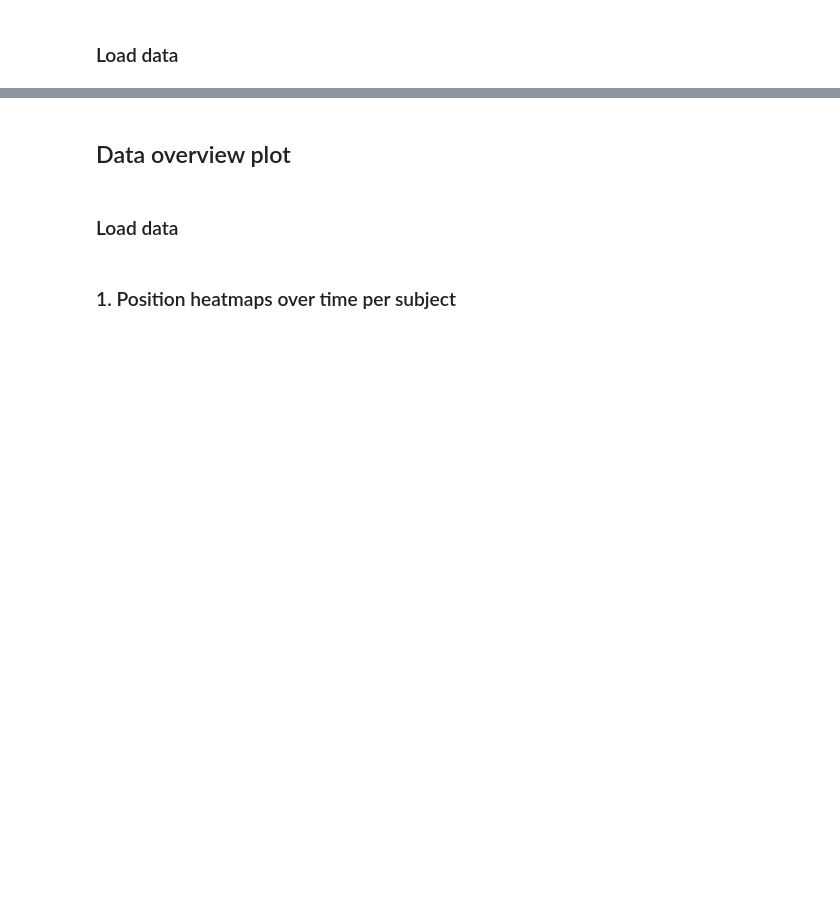
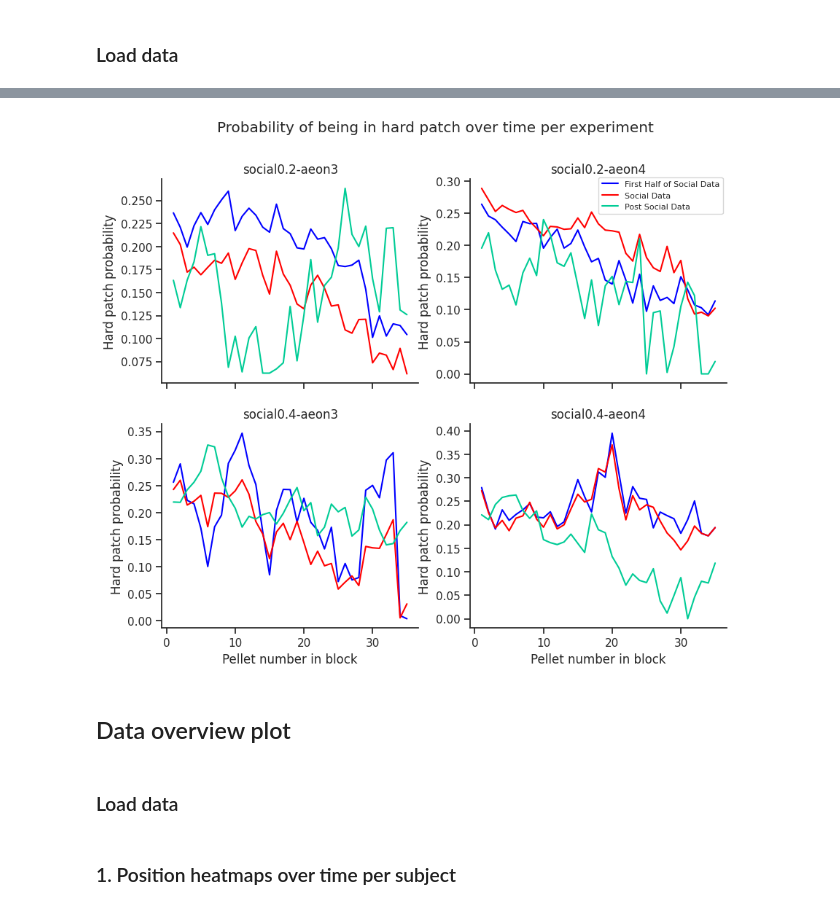
Before and after one commit to SainsburyWellcomeCentre/aeon_docs, a Jupyter notebook: src/user/how_to/social_analysis1_static.ipynb, the cells around one changed output, grey strips where cells are left out. Cells and saved outputs as stored; diff of their text form; code cells hidden in the pictures; blank space fills up the shorter version.

```diff
--- a/src/user/how_to/social_analysis1_static.ipynb
+++ b/src/user/how_to/social_analysis1_static.ipynb
@@ -2033,3 +1886,49 @@ fig.show()
+# %%
+fig, axes = plt.subplots(2, 2, figsize=(10, 8), sharex=True)
+axes = axes.flatten()
+# Iterate over experiments
+for i, exp in enumerate(experiments):
+    ax = axes[i]
+    exp_name = exp["name"]
+    # First Half of Social Data
+    sns.lineplot(
+        x=prob_hard_patch_mean_social_first_half_dict[exp_name]["pellet_number"][0:35],
+        y=prob_hard_patch_mean_social_first_half_dict[exp_name]["prob_in_hard_patch"][
+            0:35
+        ],
+        label="First Half of Social Data",
+        color="blue",
+        ax=ax,
+    )
+    # Social Data
+    sns.lineplot(
+        x=prob_hard_patch_mean_social_dict[exp_name]["pellet_number"][0:35],
+        y=prob_hard_patch_mean_social_dict[exp_name]["prob_in_hard_patch"][0:35],
+        label="Social Data",
+        color="red",
+        ax=ax,
+    )
+    # Post Social Data
+    sns.lineplot(
+        x=prob_hard_patch_mean_post_social_dict[exp_name]["pellet_number"][0:35],
+        y=prob_hard_patch_mean_post_social_dict[exp_name]["prob_in_hard_patch"][0:35],
+        label="Post Social Data",
+        color="#00CC96",
+        ax=ax,
+    )
+    ax.set_title(exp_name)
+    ax.set_xlabel("Pellet number in block")
+    ax.set_ylabel("Hard patch probability")
+    ax.legend().remove()
+sns.despine()
+# Extract legend handles from the first subplot
+handles, labels = axes[0].get_legend_handles_labels()
+fig.legend(handles, labels, loc="upper right", bbox_to_anchor=(0.9, 0.89), fontsize=8)
+# Add shared legend to the full figure
+fig.suptitle("Probability of being in hard patch over time per experiment")
+plt.show()
+# %% [output]
+[figure, added]
 # %% [markdown]
 ## Data overview plot
 # %% [markdown]
```
Also changed, not shown: parts of 17 cells of this notebook.
